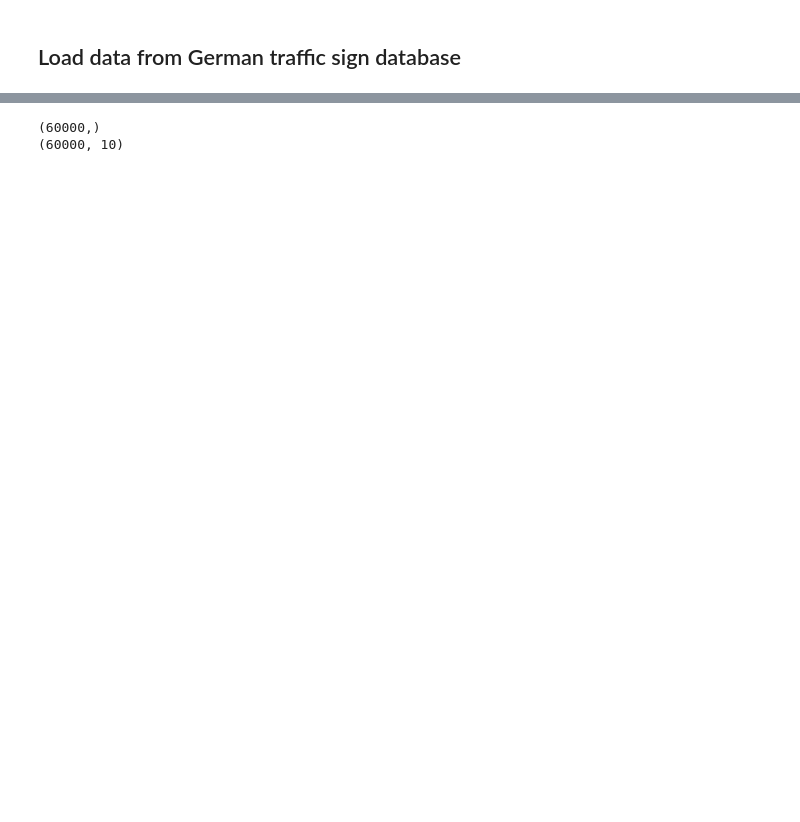
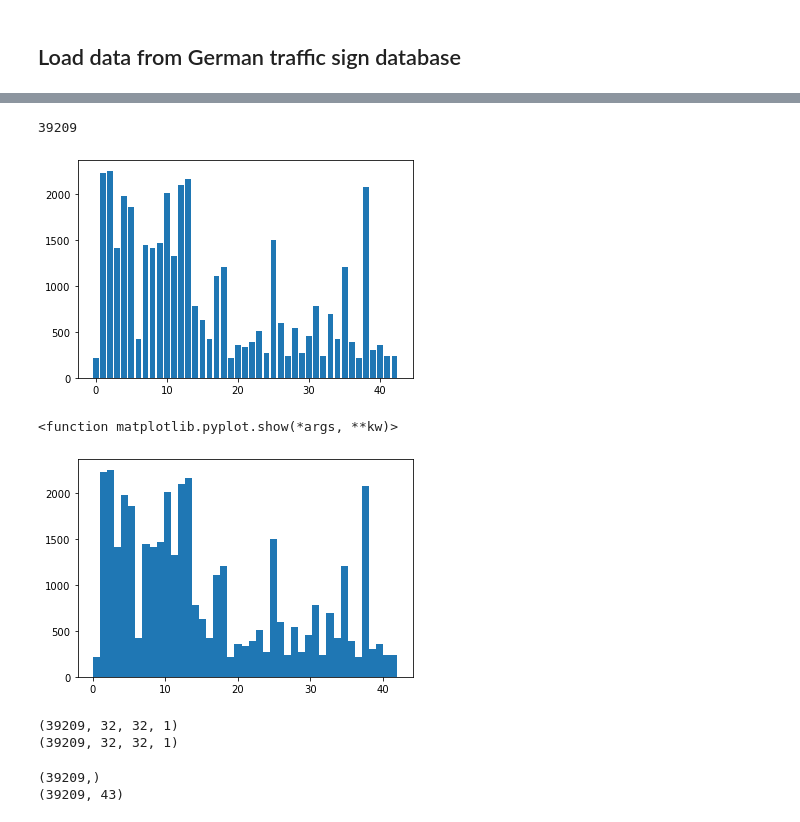
Before and after one commit to Sixaxis9/Embedded-neural-net-traffic-sign-recognition, a Jupyter notebook: CNN_Training.ipynb, the cells around one changed output, grey strips where cells are left out. Drawn from its saved outputs; the diff is of its cells as text; code cells hidden in the pictures; blank space fills up the shorter version.

```diff
--- a/CNN_Training.ipynb
+++ b/CNN_Training.ipynb
@@ -78,0 +70,18 @@ print(X_test.shape)
+# %%
+# Count total number of images:
+img_classes = []
+for i in image:
+    img_classes.append(len(i))
+img_num = sum(img_classes)
+# %% [output]
+39209
+# %%
+# Histogram of class population
+plt.bar(np.arange(len(image)), img_classes)
+plt.show()
+plt.hist(y_train, len(image))
+plt.show
+# %% [output]
+[figure, added]
+<function matplotlib.pyplot.show(*args, **kw)>
+[figure, added]
@@ -79,17 +117,25 @@ print(X_test.shape)
+# %%
+# Reshaping the train data to have a correct fit input
+print(img_train.shape)
+img_train_rsh = np.reshape(img_train, (img_train.shape[0], img_train.shape[1], img_train.shape[2],1))
+print(img_train_rsh.shape)
+# %% [output]
+(39209, 32, 32, 1)
+(39209, 32, 32, 1)
 # %%
 X_train = X_train.astype('float32')
 X_test = X_test.astype('float32')
 X_train /= 255
 X_test /= 255
 # %%
+# Prepare ground truth for classification
 print(y_train.shape)
 # Convert 1-dimensional class arrays to 10-dimensional class matrices
-Y_train = to_categorical(y_train, 10)
-Y_test = to_categorical(y_test, 10)
+Y_train = to_categorical(y_train, len(image))
 print(Y_train.shape)
 # %% [output]
-(60000,)
-(60000, 10)
+(39209,)
+(39209, 43)
 # %%
 model = Sequential()
 model.add(Conv2D(32, 3, strides=(1,1), activation='relu'))
```
Also changed, not shown: parts of 11 cells of this notebook, 2 other files.
